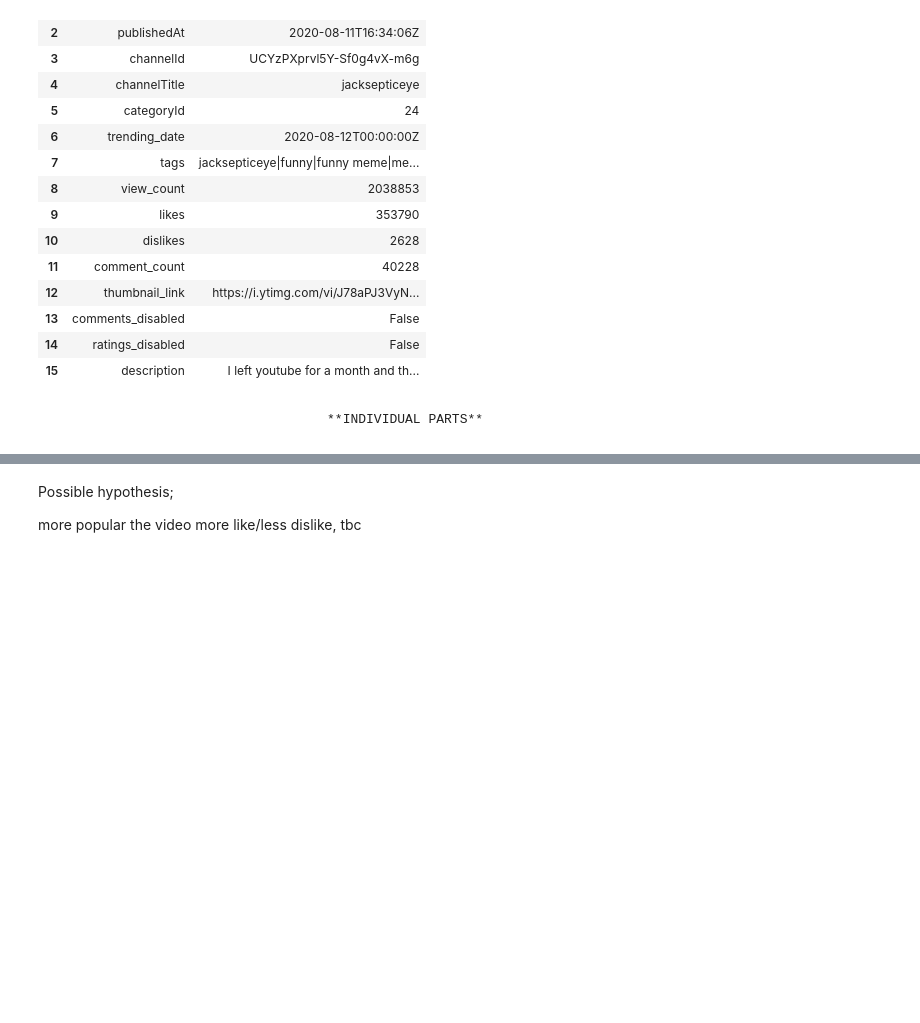
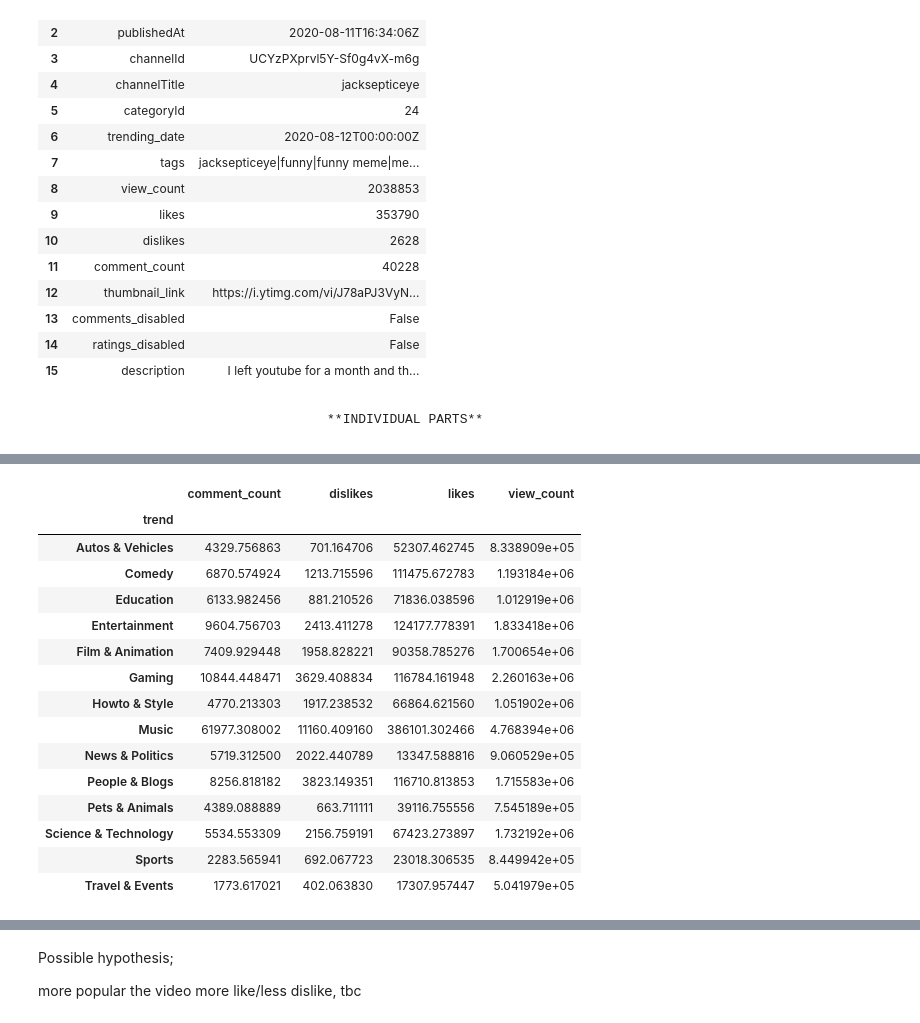
Before and after one commit to gorkemguneser/Youtube-Trending-Videos-Statistical-Analysis, a Jupyter notebook: code/gorkem.ipynb, the cells around one changed output, grey strips where cells are left out. Saved outputs shown, nothing was run; the diff lists cells and outputs as text; code cells hidden in the pictures; blank space fills up the shorter version.

```diff
--- a/code/gorkem.ipynb
+++ b/code/gorkem.ipynb
@@ -124,0 +122,22 @@ data_gb.insert(6,"trend",trend)
+# %%
+data_gb_numerical = data_gb[["view_count","likes","dislikes","comment_count"]]
+data_gb_pivot_table = pd.pivot_table(data_gb_stats,values=(["view_count","likes","dislikes",
+                                                            "comment_count"]),index="trend")
+data_gb_pivot_table
+# %% [output]
+|  | comment_count | dislikes | likes | view_count |
+| trend |  |  |  |  |
+| Autos & Vehicles | 4329.756863 | 701.164706 | 52307.462745 | 8.338909e+05 |
+| Comedy | 6870.574924 | 1213.715596 | 111475.672783 | 1.193184e+06 |
+| Education | 6133.982456 | 881.210526 | 71836.038596 | 1.012919e+06 |
+| Entertainment | 9604.756703 | 2413.411278 | 124177.778391 | 1.833418e+06 |
+| Film & Animation | 7409.929448 | 1958.828221 | 90358.785276 | 1.700654e+06 |
+| Gaming | 10844.448471 | 3629.408834 | 116784.161948 | 2.260163e+06 |
+| Howto & Style | 4770.213303 | 1917.238532 | 66864.621560 | 1.051902e+06 |
+| Music | 61977.308002 | 11160.409160 | 386101.302466 | 4.768394e+06 |
+| News & Politics | 5719.312500 | 2022.440789 | 13347.588816 | 9.060529e+05 |
+| People & Blogs | 8256.818182 | 3823.149351 | 116710.813853 | 1.715583e+06 |
+| Pets & Animals | 4389.088889 | 663.711111 | 39116.755556 | 7.545189e+05 |
+| Science & Technology | 5534.553309 | 2156.759191 | 67423.273897 | 1.732192e+06 |
+| Sports | 2283.565941 | 692.067723 | 23018.306535 | 8.449942e+05 |
+| Travel & Events | 1773.617021 | 402.063830 | 17307.957447 | 5.041979e+05 |
```
Also changed, not shown: parts of 7 cells of this notebook.
